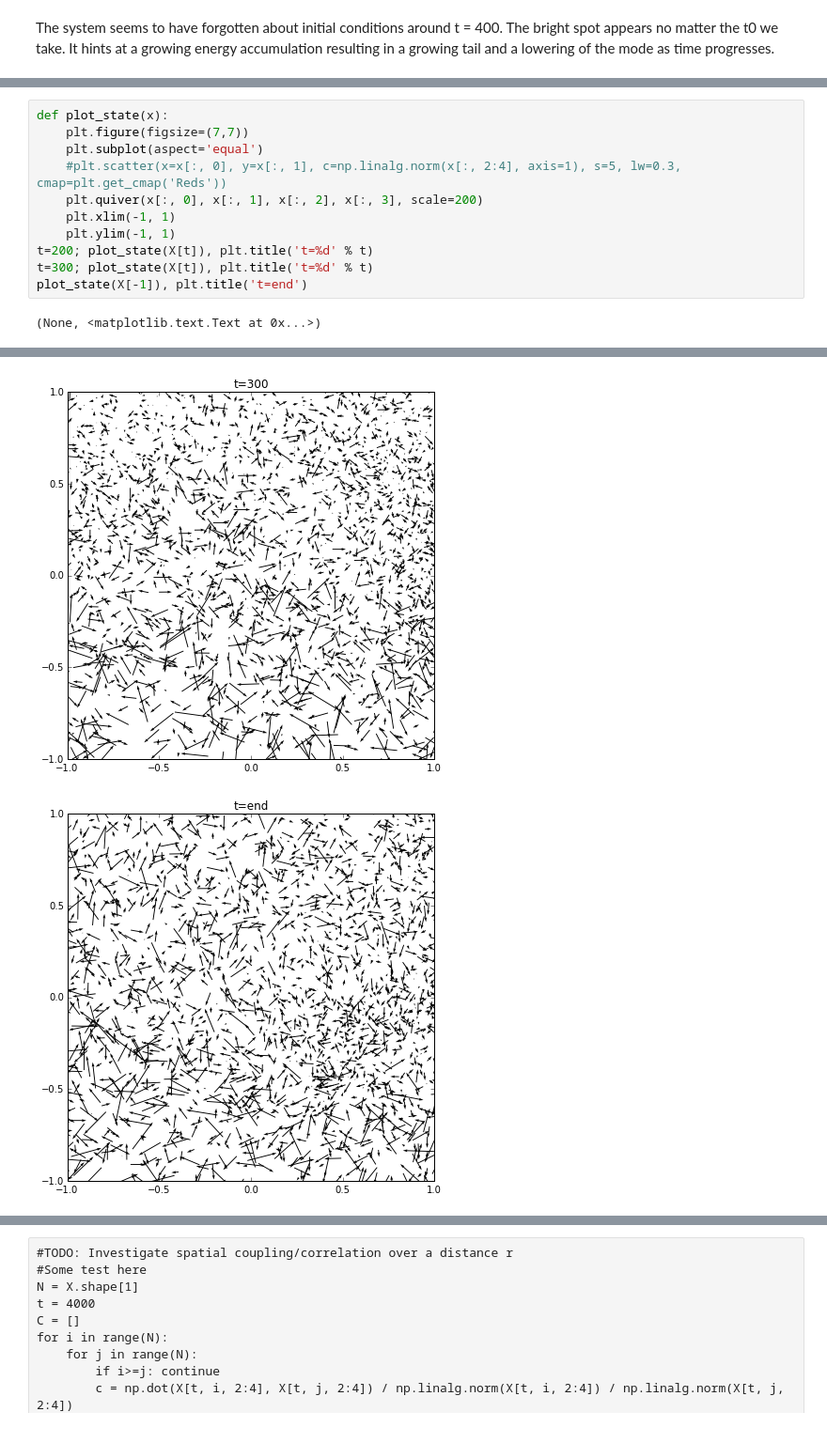
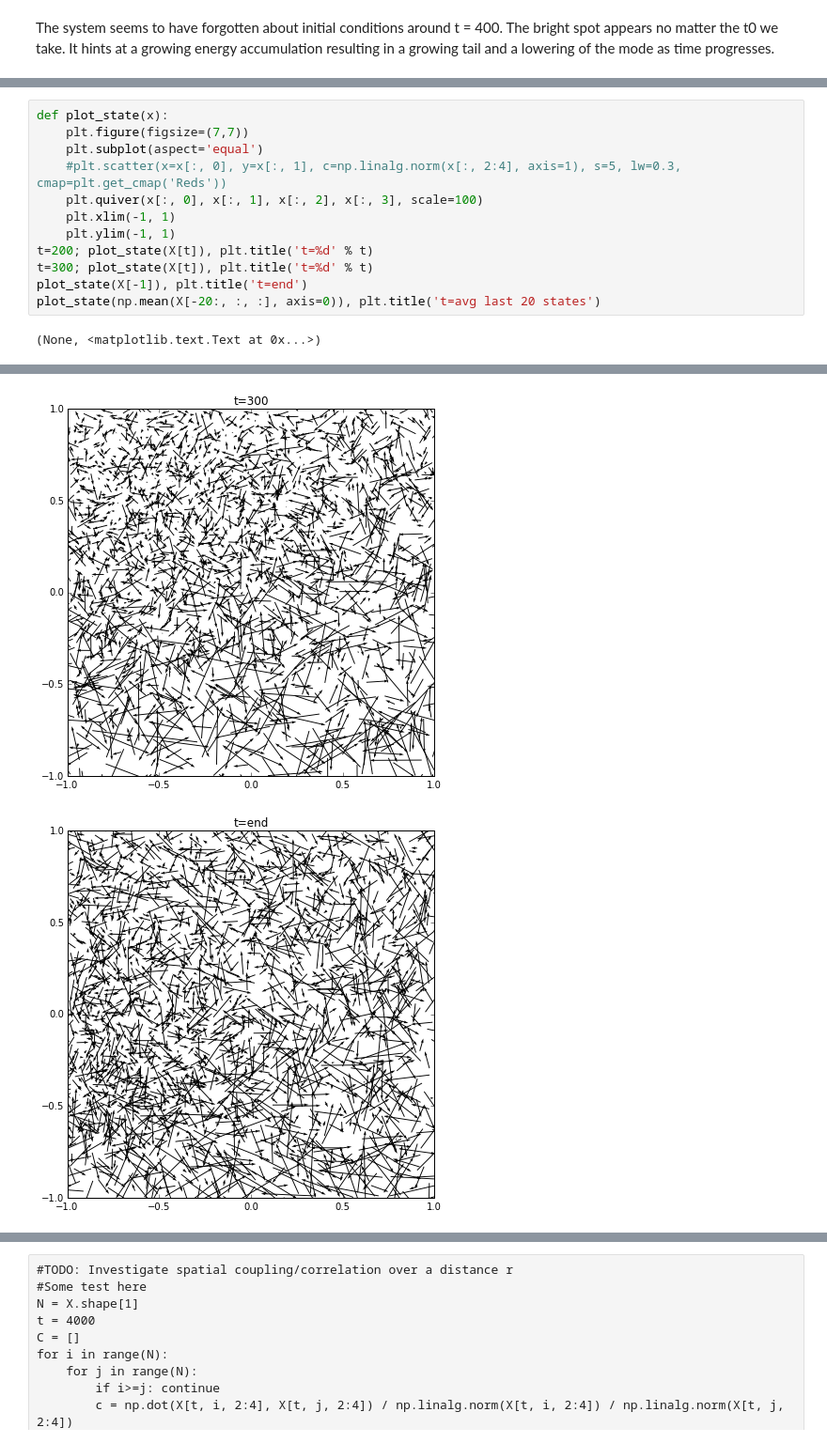
Before and after one commit to corradio/boiling, a Jupyter notebook: Time Analysis.ipynb, the cells around one changed output, grey strips where cells are left out. Shown at 94% size. Cells and saved outputs as stored; diff of their text form.

```diff
--- a/Time Analysis.ipynb
+++ b/Time Analysis.ipynb
@@ -141,11 +141,12 @@ def plot_state(x):
     plt.figure(figsize=(7,7))
     plt.subplot(aspect='equal')
     #plt.scatter(x=x[:, 0], y=x[:, 1], c=np.linalg.norm(x[:, 2:4], axis=1), s=5, lw=0.3, cmap=plt.get_cmap('Reds'))
-    plt.quiver(x[:, 0], x[:, 1], x[:, 2], x[:, 3], scale=200)
+    plt.quiver(x[:, 0], x[:, 1], x[:, 2], x[:, 3], scale=100)
     plt.xlim(-1, 1)
     plt.ylim(-1, 1)
 t=200; plot_state(X[t]), plt.title('t=%d' % t)
 t=300; plot_state(X[t]), plt.title('t=%d' % t)
 plot_state(X[-1]), plt.title('t=end')
+plot_state(np.mean(X[-20:, :, :], axis=0)), plt.title('t=avg last 20 states')
 # %% [output]
 (None, <matplotlib.text.Text at 0x...>)
@@ -153,2 +154,2 @@ plot_state(X[-1]), plt.title('t=end')
-[figure, old version]
+[figure, new version]
-[figure, old version]
+[figure, new version]
```
Also changed, not shown: parts of 9 cells of this notebook.
